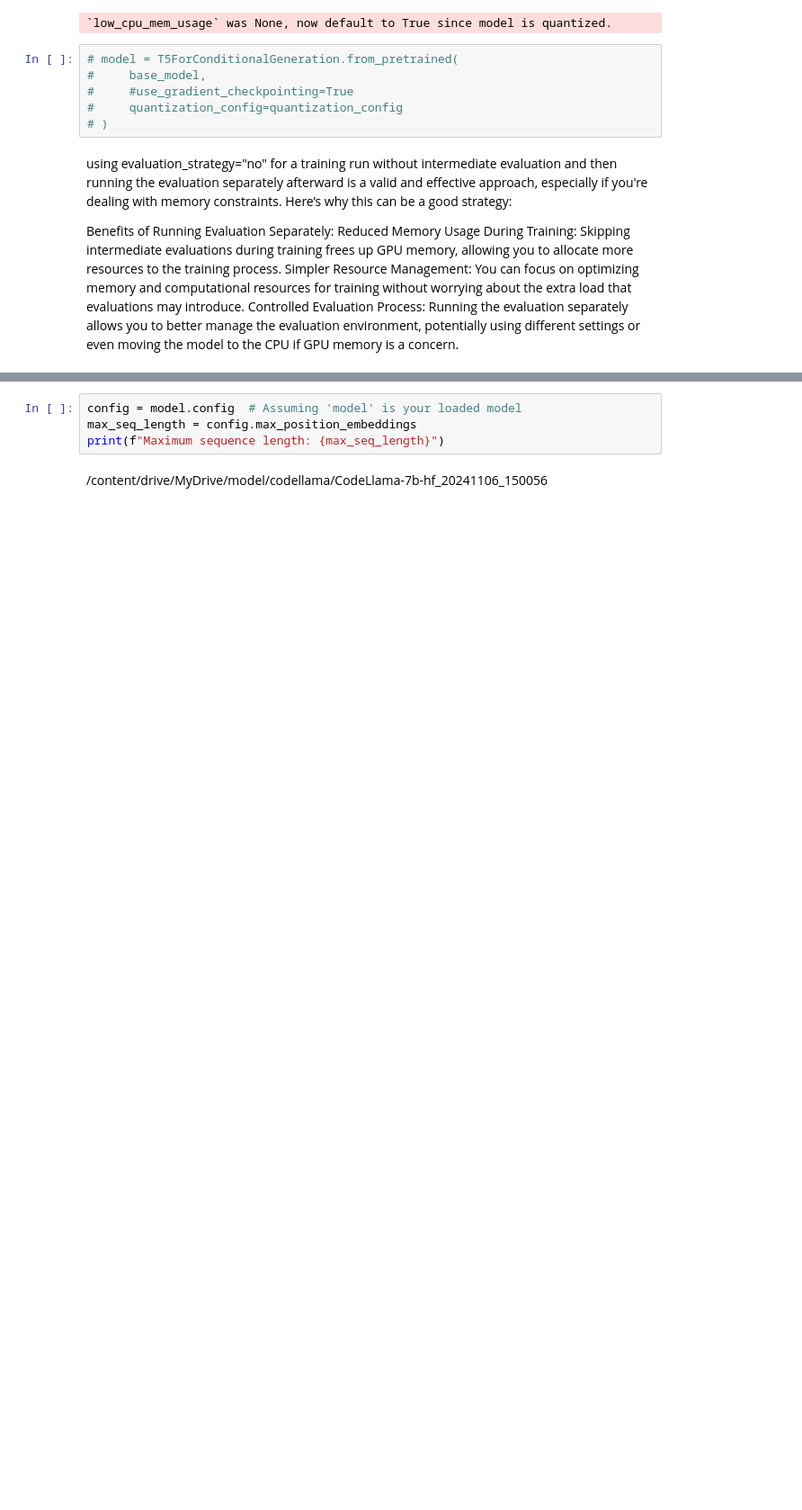
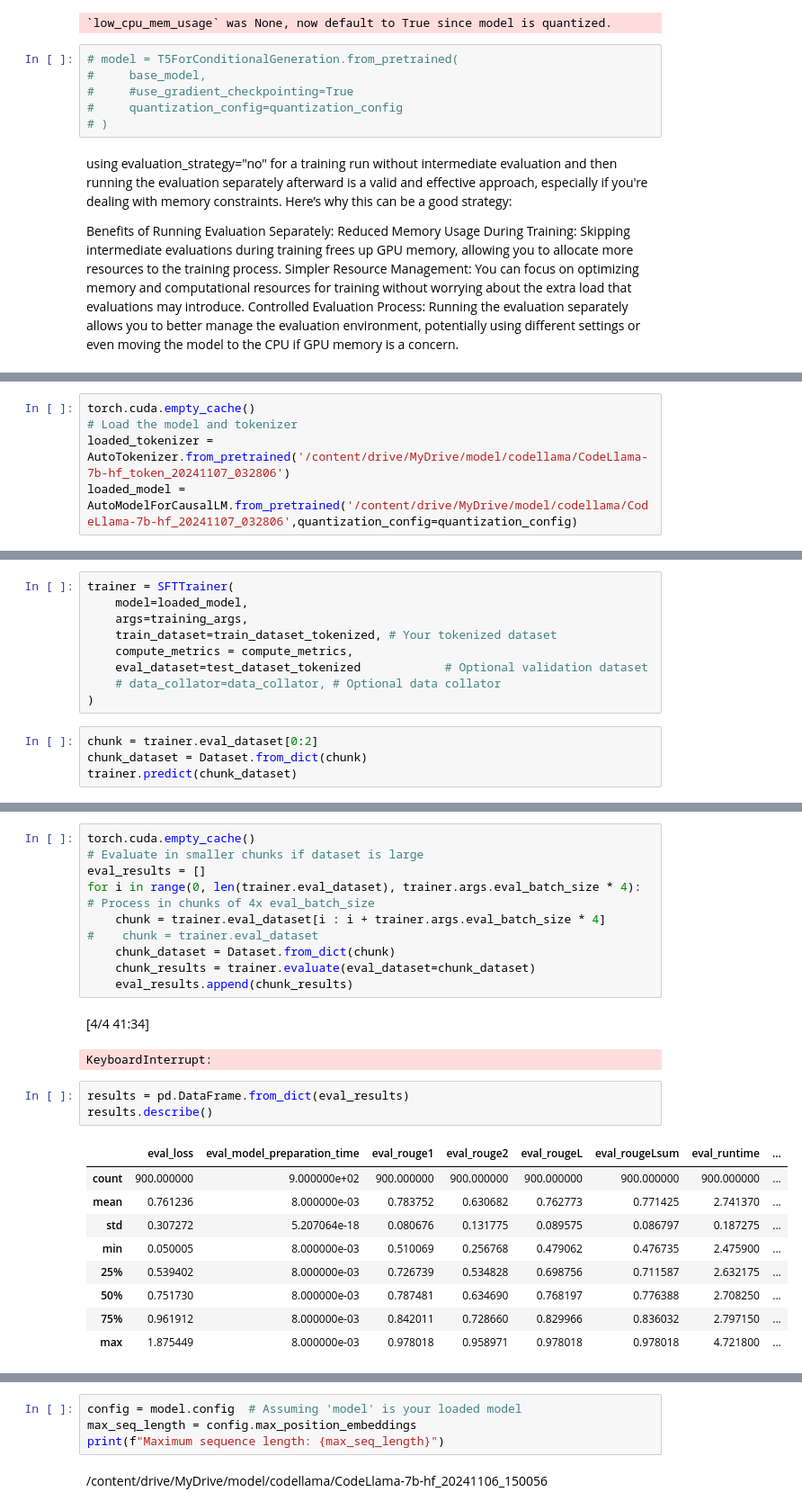
Before and after one commit to SIVASKANDAN-P/Advanced_Regression_, a Jupyter notebook: model_finetuning.ipynb, the cells around one changed output, grey strips where cells are left out. Shown: that part at 90% size. Cells and saved outputs as stored; diff of their text form; blank space fills up the shorter version.

```diff
--- a/model_finetuning.ipynb
+++ b/model_finetuning.ipynb
@@ -216,0 +319,5 @@ trainer.tokenizer.save_pretrained(os.path.join('/content/drive/MyDrive/model', f
+# %%
+torch.cuda.empty_cache()
+# Load the model and tokenizer
+loaded_tokenizer = AutoTokenizer.from_pretrained('/content/drive/MyDrive/model/codellama/CodeLlama-7b-hf_token_20241107_032806')
+loaded_model = AutoModelForCausalLM.from_pretrained('/content/drive/MyDrive/model/codellama/CodeLlama-7b-hf_20241107_032806',quantization_config=quantization_config)
@@ -216,0 +326,13 @@ trainer.tokenizer.save_pretrained(os.path.join('/content/drive/MyDrive/model', f
+# %%
+trainer = SFTTrainer(
+    model=loaded_model,
+    args=training_args,
+    train_dataset=train_dataset_tokenized, # Your tokenized dataset
+    compute_metrics = compute_metrics,
+    eval_dataset=test_dataset_tokenized            # Optional validation dataset
+    # data_collator=data_collator, # Optional data collator
+)
+# %%
+chunk = trainer.eval_dataset[0:2]
+chunk_dataset = Dataset.from_dict(chunk)
+trainer.predict(chunk_dataset)
@@ -216,0 +371,26 @@ trainer.tokenizer.save_pretrained(os.path.join('/content/drive/MyDrive/model', f
+# %%
+torch.cuda.empty_cache()
+# Evaluate in smaller chunks if dataset is large
+eval_results = []
+for i in range(0, len(trainer.eval_dataset), trainer.args.eval_batch_size * 4):  # Process in chunks of 4x eval_batch_size
+    chunk = trainer.eval_dataset[i : i + trainer.args.eval_batch_size * 4]
+#    chunk = trainer.eval_dataset
+    chunk_dataset = Dataset.from_dict(chunk)
+    chunk_results = trainer.evaluate(eval_dataset=chunk_dataset)
+    eval_results.append(chunk_results)
+# %% [output]
+[4/4 41:34]
+KeyboardInterrupt:
+# %%
+results = pd.DataFrame.from_dict(eval_results)
+results.describe()
+# %% [output]
+|  | eval_loss | eval_model_preparation_time | eval_rouge1 | eval_rouge2 | eval_rougeL | eval_rougeLsum | eval_runtime | ... |
+| count | 900.000000 | 9.000000e+02 | 900.000000 | 900.000000 | 900.000000 | 900.000000 | 900.000000 | ... |
+| mean | 0.761236 | 8.000000e-03 | 0.783752 | 0.630682 | 0.762773 | 0.771425 | 2.741370 | ... |
+| std | 0.307272 | 5.207064e-18 | 0.080676 | 0.131775 | 0.089575 | 0.086797 | 0.187275 | ... |
+| min | 0.050005 | 8.000000e-03 | 0.510069 | 0.256768 | 0.479062 | 0.476735 | 2.475900 | ... |
+| 25% | 0.539402 | 8.000000e-03 | 0.726739 | 0.534828 | 0.698756 | 0.711587 | 2.632175 | ... |
+| 50% | 0.751730 | 8.000000e-03 | 0.787481 | 0.634690 | 0.768197 | 0.776388 | 2.708250 | ... |
+| 75% | 0.961912 | 8.000000e-03 | 0.842011 | 0.728660 | 0.829966 | 0.836032 | 2.797150 | ... |
+| max | 1.875449 | 8.000000e-03 | 0.978018 | 0.958971 | 0.978018 | 0.978018 | 4.721800 | ... |
```
Also changed, not shown: parts of 41 cells of this notebook.
